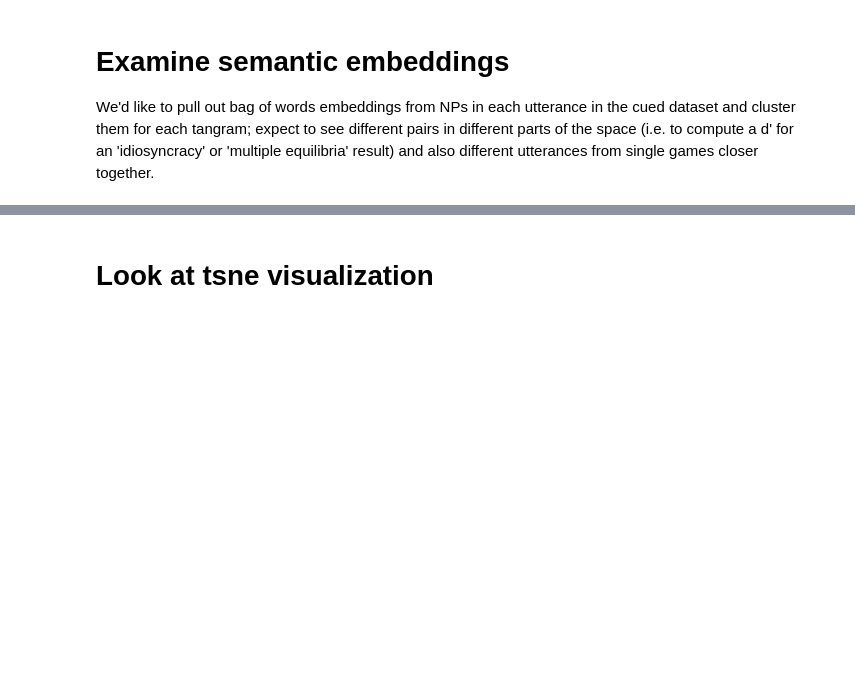
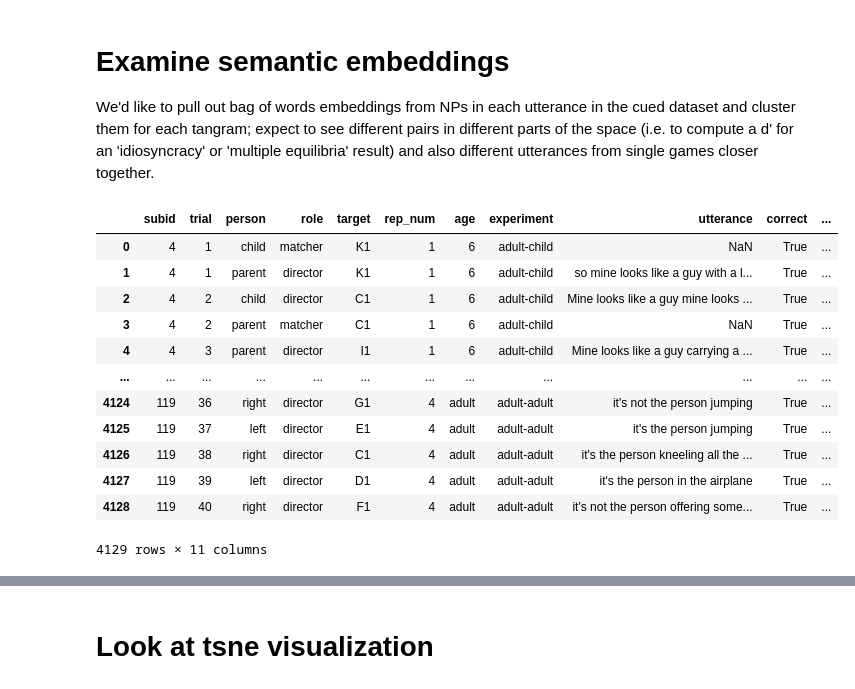
Before and after one commit to ashleychuikay/tangramgame, a Jupyter notebook: analysis/content_analyses.ipynb, the cells around one changed output, grey strips where cells are left out. Drawn from its saved outputs; the diff is of its cells as text; code cells hidden in the pictures; blank space fills up the shorter version.

Commit message:
use cleaned data; break out divergence by director/age

```diff
--- a/analysis/content_analyses.ipynb
+++ b/analysis/content_analyses.ipynb
@@ -115,4 +117,20 @@ words_df.to_csv('../deidentified/inverse_word_matches.csv')
 # %% [markdown]
 # Examine semantic embeddings
 We'd like to pull out bag of words embeddings from NPs in each utterance in the cued dataset and cluster them for each tangram; expect to see different pairs in different parts of the space (i.e. to compute a d' for an 'idiosyncracy' or 'multiple equilibria' result) and also different utterances from single games closer together.
+# %%
+pd.read_csv('../data/deidentified/combined_clean.csv', encoding='latin-1')
+# %% [output]
+|  | subid | trial | person | role | target | rep_num | age | experiment | utterance | correct | ... |
+| 0 | 4 | 1 | child | matcher | K1 | 1 | 6 | adult-child | NaN | True | ... |
+| 1 | 4 | 1 | parent | director | K1 | 1 | 6 | adult-child | so mine looks like a guy with a l... | True | ... |
+| 2 | 4 | 2 | child | director | C1 | 1 | 6 | adult-child | Mine looks like a guy mine looks ... | True | ... |
+| 3 | 4 | 2 | parent | matcher | C1 | 1 | 6 | adult-child | NaN | True | ... |
+| 4 | 4 | 3 | parent | director | I1 | 1 | 6 | adult-child | Mine looks like a guy carrying a ... | True | ... |
+| ... | ... | ... | ... | ... | ... | ... | ... | ... | ... | ... | ... |
+| 4124 | 119 | 36 | right | director | G1 | 4 | adult | adult-adult | it's not the person jumping | True | ... |
+| 4125 | 119 | 37 | left | director | E1 | 4 | adult | adult-adult | it's the person jumping | True | ... |
+| 4126 | 119 | 38 | right | director | C1 | 4 | adult | adult-adult | it's the person kneeling all the ... | True | ... |
+| 4127 | 119 | 39 | left | director | D1 | 4 | adult | adult-adult | it's the person in the airplane | True | ... |
+| 4128 | 119 | 40 | right | director | F1 | 4 | adult | adult-adult | it's not the person offering some... | True | ... |
+4129 rows × 11 columns
 # %%
```
Also changed, not shown: parts of 10 cells of this notebook, 1 other file.
